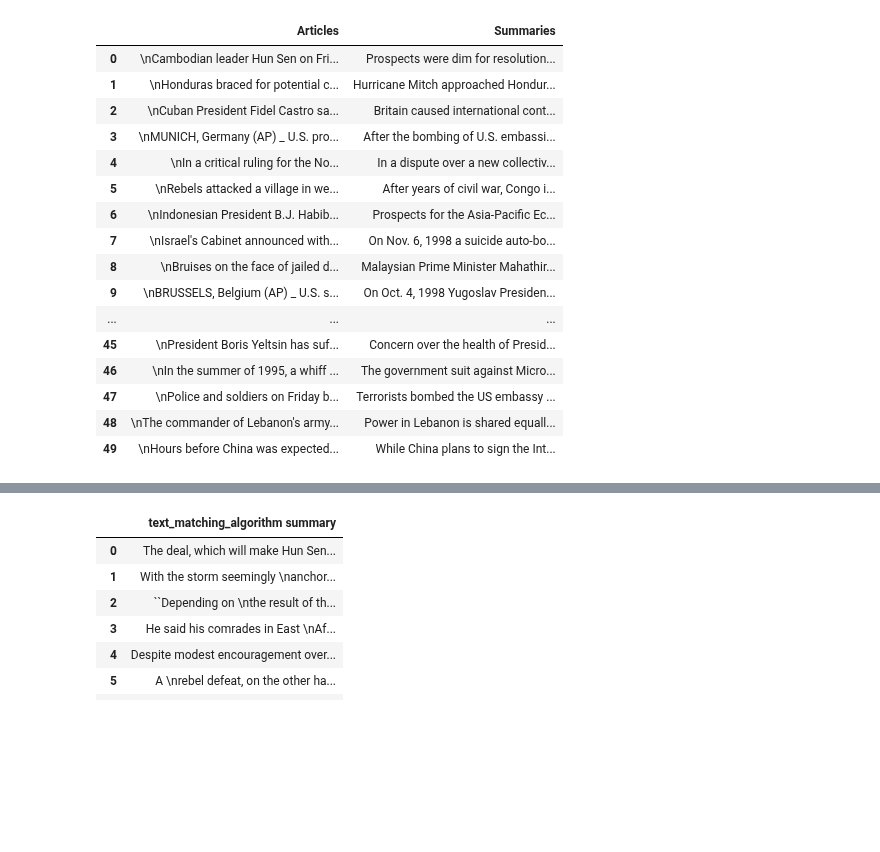
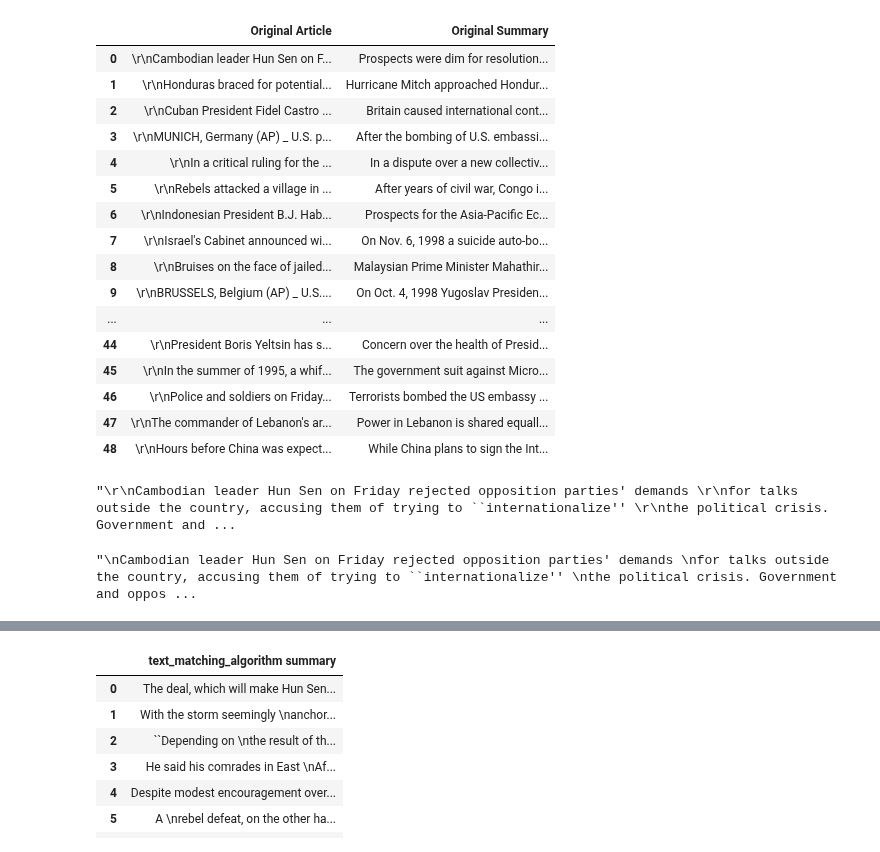
Before and after one commit to ZeyadMashhour/text_summarization, a Jupyter notebook: Testing.ipynb, the cells around one changed output, grey strips where cells are left out. Cells and saved outputs as stored; diff of their text form; code cells hidden in the pictures; blank space fills up the shorter version.

```diff
--- a/Testing.ipynb
+++ b/Testing.ipynb
@@ -5,23 +5,23 @@ from summarization_algorithm import *
 from preprocessing_algorithms import*
 from efficiency_scores import *
 # %%
-data = pd.read_csv("Duc_dataset_first_ref_summary.csv",index_col=0)
+data = pd.read_csv("Duc_dataset_first_ref_summary.csv")
 data
 # %% [output]
-|  | Articles | Summaries |
-| 0 | \nCambodian leader Hun Sen on Fri... | Prospects were dim for resolution... |
-| 1 | \nHonduras braced for potential c... | Hurricane Mitch approached Hondur... |
-| 2 | \nCuban President Fidel Castro sa... | Britain caused international cont... |
-| 3 | \nMUNICH, Germany (AP) _ U.S. pro... | After the bombing of U.S. embassi... |
-| 4 | \nIn a critical ruling for the No... | In a dispute over a new collectiv... |
-| 5 | \nRebels attacked a village in we... | After years of civil war, Congo i... |
-| 6 | \nIndonesian President B.J. Habib... | Prospects for the Asia-Pacific Ec... |
-| 7 | \nIsrael's Cabinet announced with... | On Nov. 6, 1998 a suicide auto-bo... |
-| 8 | \nBruises on the face of jailed d... | Malaysian Prime Minister Mahathir... |
-| 9 | \nBRUSSELS, Belgium (AP) _ U.S. s... | On Oct. 4, 1998 Yugoslav Presiden... |
+|  | Original Article | Original Summary |
+| 0 | \r\nCambodian leader Hun Sen on F... | Prospects were dim for resolution... |
+| 1 | \r\nHonduras braced for potential... | Hurricane Mitch approached Hondur... |
+| 2 | \r\nCuban President Fidel Castro ... | Britain caused international cont... |
+| 3 | \r\nMUNICH, Germany (AP) _ U.S. p... | After the bombing of U.S. embassi... |
+| 4 | \r\nIn a critical ruling for the ... | In a dispute over a new collectiv... |
+| 5 | \r\nRebels attacked a village in ... | After years of civil war, Congo i... |
+| 6 | \r\nIndonesian President B.J. Hab... | Prospects for the Asia-Pacific Ec... |
+| 7 | \r\nIsrael's Cabinet announced wi... | On Nov. 6, 1998 a suicide auto-bo... |
+| 8 | \r\nBruises on the face of jailed... | Malaysian Prime Minister Mahathir... |
+| 9 | \r\nBRUSSELS, Belgium (AP) _ U.S.... | On Oct. 4, 1998 Yugoslav Presiden... |
 | ... | ... | ... |
-| 45 | \nPresident Boris Yeltsin has suf... | Concern over the health of Presid... |
-| 46 | \nIn the summer of 1995, a whiff ... | The government suit against Micro... |
-| 47 | \nPolice and soldiers on Friday b... | Terrorists bombed the US embassy ... |
-| 48 | \nThe commander of Lebanon's army... | Power in Lebanon is shared equall... |
-| 49 | \nHours before China was expected... | While China plans to sign the Int... |
+| 44 | \r\nPresident Boris Yeltsin has s... | Concern over the health of Presid... |
+| 45 | \r\nIn the summer of 1995, a whif... | The government suit against Micro... |
+| 46 | \r\nPolice and soldiers on Friday... | Terrorists bombed the US embassy ... |
+| 47 | \r\nThe commander of Lebanon's ar... | Power in Lebanon is shared equall... |
+| 48 | \r\nHours before China was expect... | While China plans to sign the Int... |
@@ -28,2 +30,10 @@ data
+# %%
+data.iloc[0,0]
+# %% [output]
+"\r\nCambodian leader Hun Sen on Friday rejected opposition parties' demands \r\nfor talks outside the country, accusing them of trying to ``internationalize'' \r\nthe political crisis. Government and ...
+# %%
+dat.iloc[0,0]
+# %% [output]
+"\nCambodian leader Hun Sen on Friday rejected opposition parties' demands \nfor talks outside the country, accusing them of trying to ``internationalize'' \nthe political crisis. Government and oppos ...
 # %%
 sentences,filtered_sentences = process_df(data)
```
Also changed, not shown: parts of 2 cells of this notebook, 5 other files.
